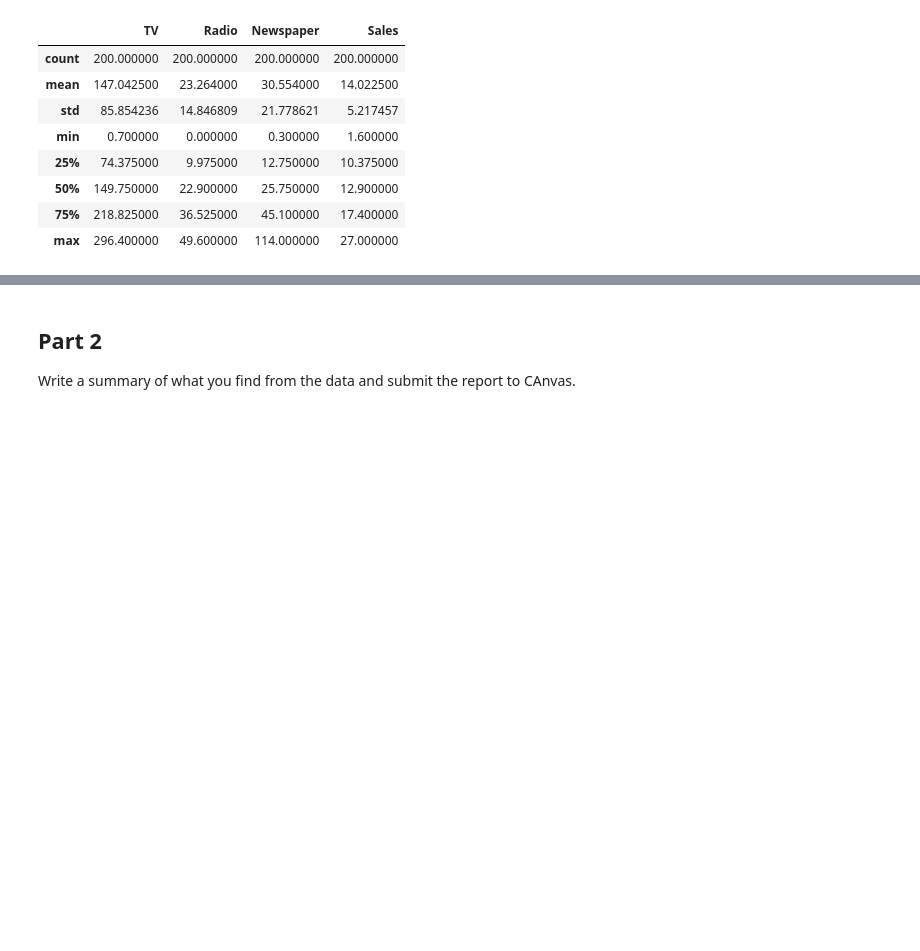
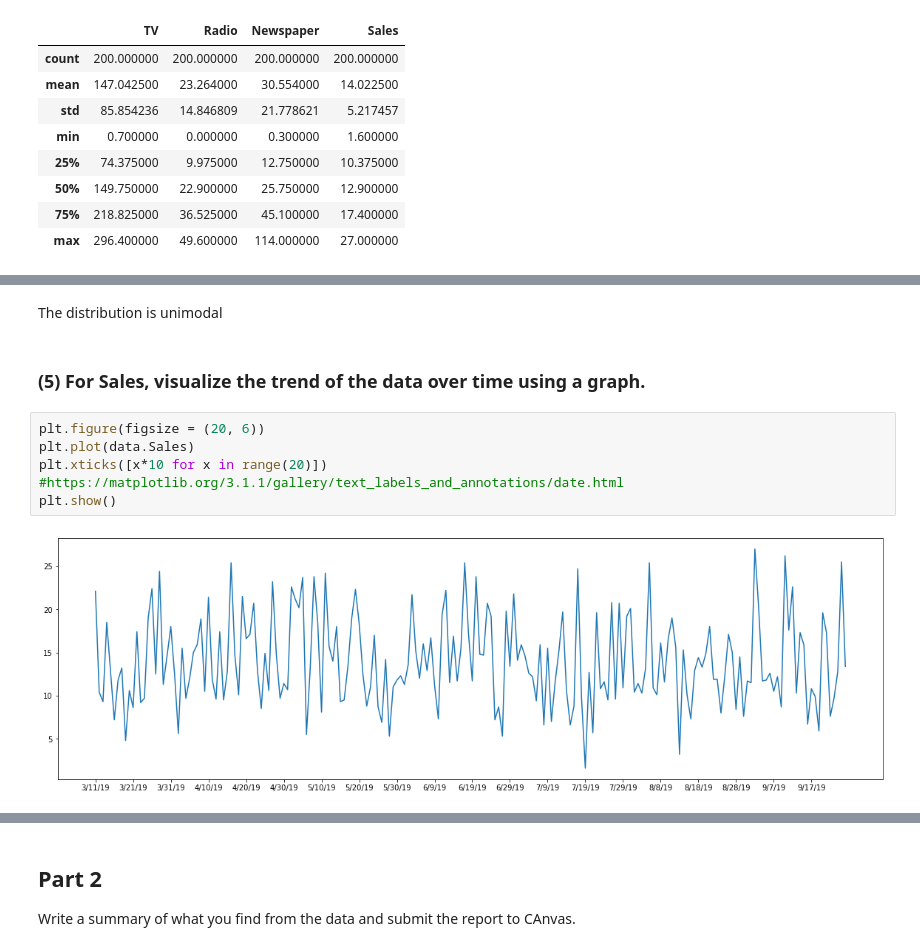
Before and after one commit to miamrodgers/4310-ML, a Jupyter notebook: ME1_simpleAnalysis/data_analysis.ipynb, the cells around one changed output, grey strips where cells are left out. Cells and saved outputs as stored; diff of their text form; blank space fills up the shorter version.

```diff
--- a/ME1_simpleAnalysis/data_analysis.ipynb
+++ b/ME1_simpleAnalysis/data_analysis.ipynb
@@ -102,0 +135,12 @@ data.describe()
+# %% [markdown]
+The distribution is unimodal
+# %% [markdown]
+
+### (5) For Sales, visualize the trend of the data over time using a graph.
+# %%
+plt.figure(figsize = (20, 6))
+plt.plot(data.Sales)
+plt.xticks([x*10 for x in range(20)]) #https://matplotlib.org/3.1.1/gallery/text_labels_and_annotations/date.html
+plt.show()
+# %% [output]
+[figure, added]
```
Also changed, not shown: parts of 15 cells of this notebook, 1 other file.
